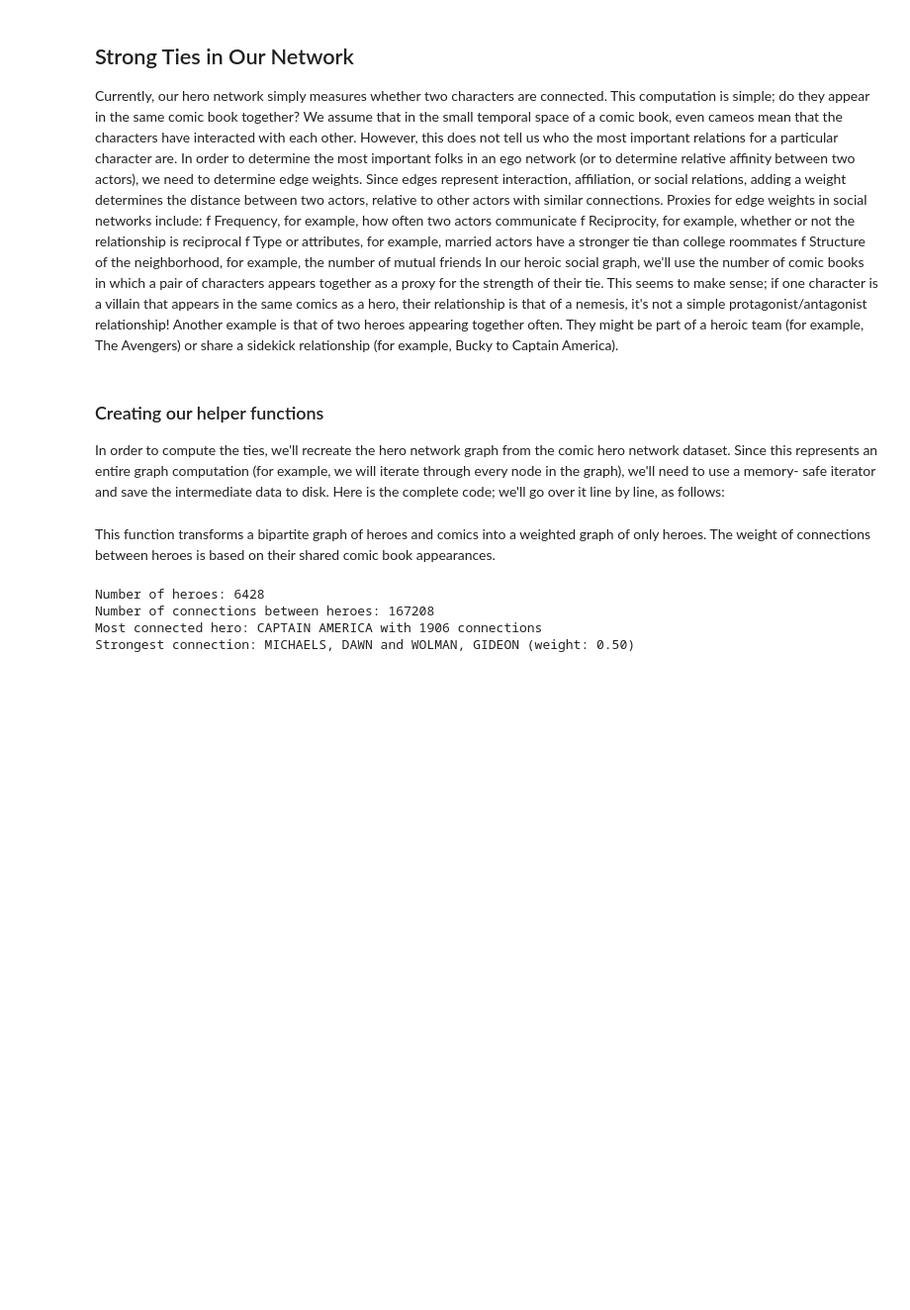
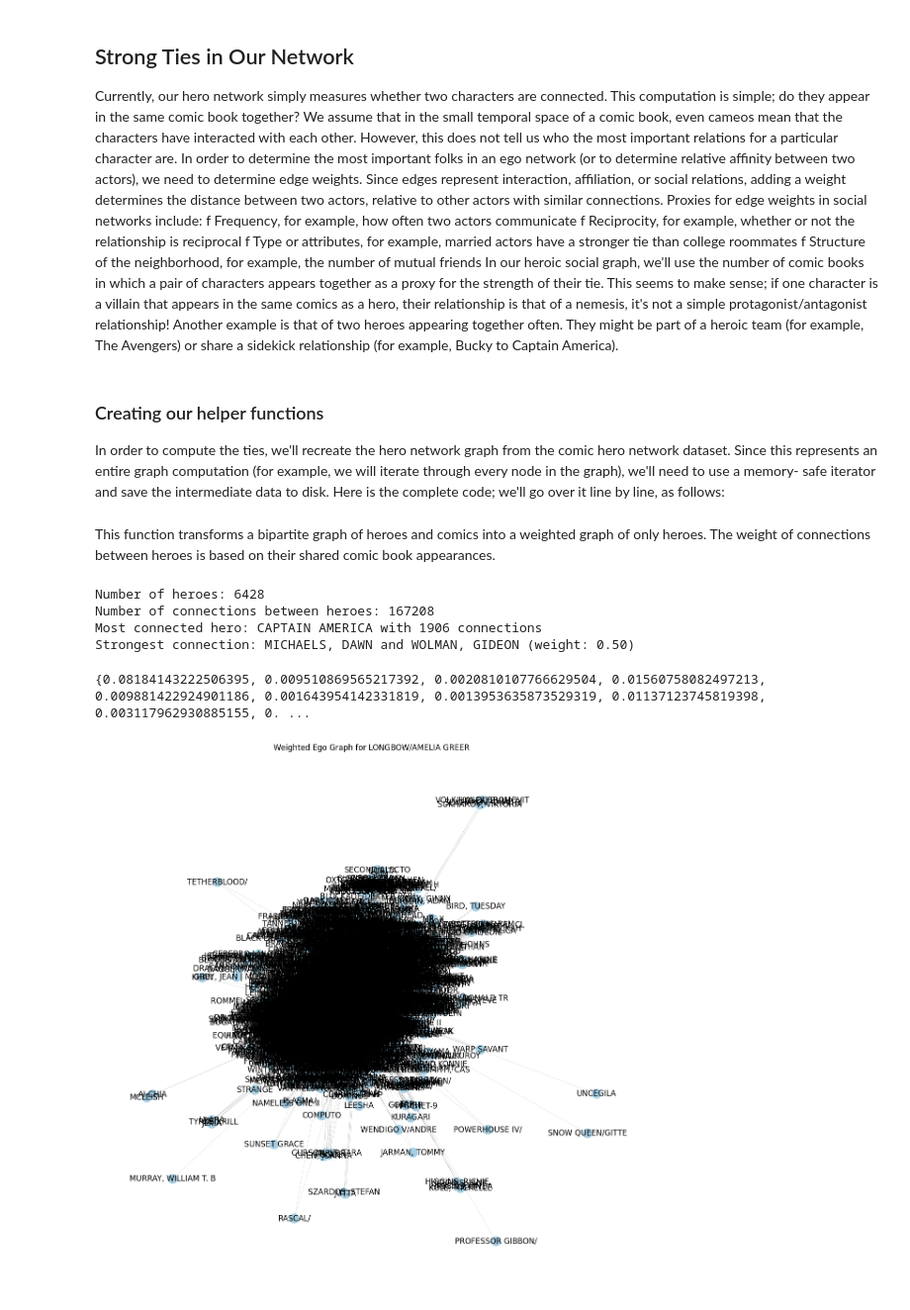
Before and after one commit to czek0/Data-Science-Portfolio, a Jupyter notebook: Social_Networking_Data_Analysis/social_networking.ipynb, the cells around one changed output. Shown at 99% size. Cells and saved outputs as stored; diff of their text form; code cells hidden in the pictures; blank space fills up the shorter version.

```diff
--- a/Social_Networking_Data_Analysis/social_networking.ipynb
+++ b/Social_Networking_Data_Analysis/social_networking.ipynb
@@ -241,34 +241,51 @@ Number of connections between heroes: 167208
 Most connected hero: CAPTAIN AMERICA with 1906 connections
 Strongest connection: MICHAELS, DAWN and WOLMAN, GIDEON (weight: 0.50)
 # %%
+import networkx as nx
+import matplotlib.pyplot as plt
+
 def draw_weighted_ego_graph(graph, character, hops=1):
     # Graph and Position
     ego = nx.ego_graph(graph, character, hops)
     pos = nx.spring_layout(ego)
     plt.figure(figsize=(12,12))
     plt.axis('off')
+
     # Coloration and Configuration
-    ego.node[character]["TYPE"] = "center"
-    valmap = { "hero": 0.0, "center": 1.0 }
-    types  = nx.get_node_attributes(ego, "TYPE")
-    values = [valmap.get(types[node], 0.25) for node in ego.nodes()]
-    char_edges = ego.edges(data=True, nbunch=[character,])
-    nonchar_edges = ego.edges(nbunch=[n for n in ego.nodes()
-        if n != character])
-    elarge=[(u,v) for (u,v,d) in char_edges if d['weight'] >=0.12]
-    esmall=[(u,v) for (u,v,d) in char_edges if d['weight'] < 0.12]
+    nx.set_node_attributes(ego, {character: {"TYPE": "center"}})
+    valmap = {"hero": 0.0, "center": 1.0}
+    types = nx.get_node_attributes(ego, "TYPE")
+    values = [valmap.get(types.get(node, "hero"), 0.25) for node in ego.nodes()]
+
+    char_edges = [(u, v, d) for (u, v, d) in ego.edges(data=True) if u == character or v == character]
+    nonchar_edges = [(u, v) for (u, v) in ego.edges() if u != character and v != character]
+    elarge = [(u,v) for (u,v,d) in char_edges if d['weight'] >= 0.12]
+    esmall = [(u,v) for (u,v,d) in char_edges if d['weight'] < 0.12]
+
     print(set([d['weight'] for (u,v,d) in char_edges]))
+
     # Draw
     nx.draw_networkx_nodes(ego, pos,
-                            node_size=200,
-                            node_color=values,
-                            cmap=plt.cm.Paired,
-                            with_labels=False)
-    nx.draw_networkx_edges(ego,pos,edgelist=elarge,
-                            width=1.5, edge_color='b')
-    nx.draw_networkx_edges(ego,pos,edgelist=esmall,
-                            width=1,alpha=0.5,
-                            edge_color='b',style='dashed')
-    nx.draw_networkx_edges(ego,pos,edgelist=nonchar_edges,
-                        width=0.5,alpha=0.2,style='dashed')
+                           node_size=200,
+                           node_color=values,
+                           cmap=plt.cm.Paired)
+    nx.draw_networkx_edges(ego, pos, edgelist=elarge,
+                           width=1.5, edge_color='b')
+    nx.draw_networkx_edges(ego, pos, edgelist=esmall,
+                           width=1, alpha=0.5,
+                           edge_color='b', style='dashed')
+    nx.draw_networkx_edges(ego, pos, edgelist=nonchar_edges,
+                           width=0.5, alpha=0.2, style='dashed')
+
+    # Add labels
+    nx.draw_networkx_labels(ego, pos)
+
+    plt.title(f"Weighted Ego Graph for {character}")
+    plt.tight_layout()
     plt.show()
+
+# Usage
+draw_weighted_ego_graph(hero_graph, "LONGBOW/AMELIA GREER", 2)
+# %% [output]
+{0.08184143222506395, 0.009510869565217392, 0.0020810107766629504, 0.01560758082497213, 0.009881422924901186, 0.001643954142331819, 0.0013953635873529319, 0.01137123745819398, 0.003117962930885155, 0. ...
+[figure, added]
```
Also changed, not shown: parts of 13 cells of this notebook.
